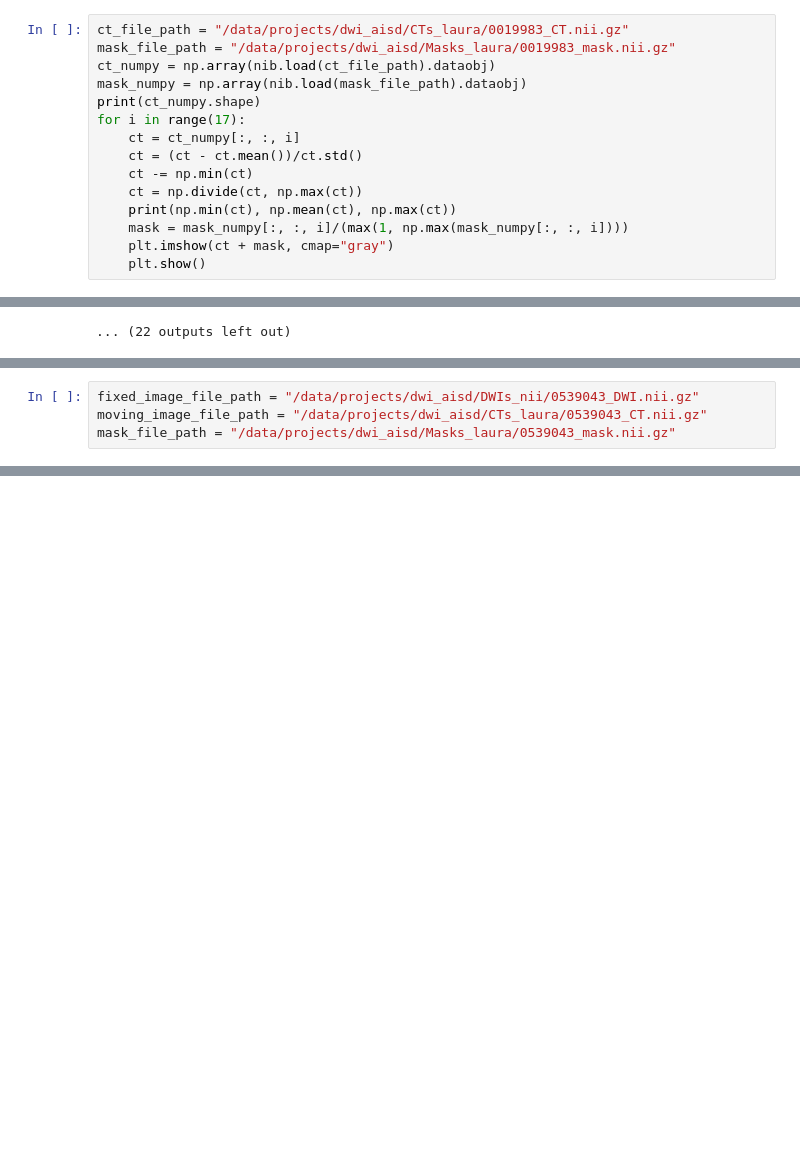
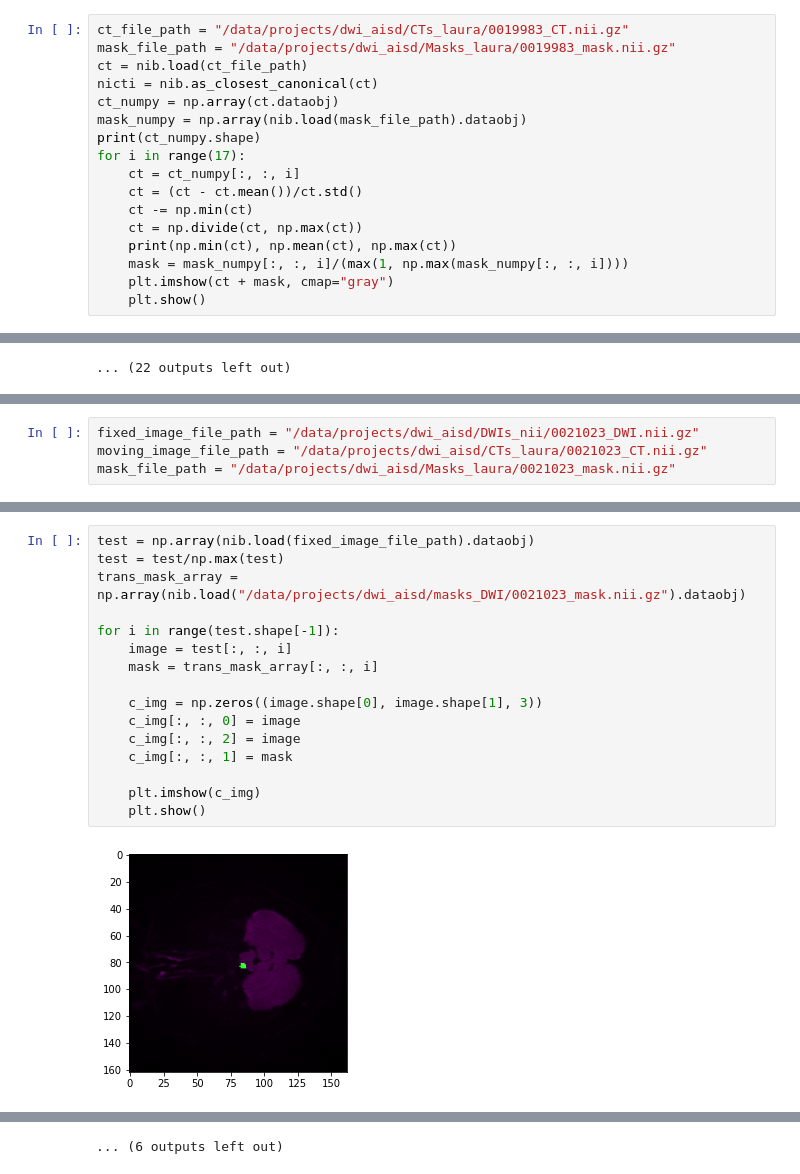
Before and after one commit to LysanderdeJong/RecSeg, a Jupyter notebook: dwi_dcom2nii.ipynb, the cells around one changed output, grey strips where cells are left out. Cells and saved outputs as stored; diff of their text form; blank space fills up the shorter version.

```diff
--- a/dwi_dcom2nii.ipynb
+++ b/dwi_dcom2nii.ipynb
@@ -61,7 +61,9 @@ for i in range(18):
 # %%
 ct_file_path = "/data/projects/dwi_aisd/CTs_laura/0019983_CT.nii.gz"
 mask_file_path = "/data/projects/dwi_aisd/Masks_laura/0019983_mask.nii.gz"
-ct_numpy = np.array(nib.load(ct_file_path).dataobj)
+ct = nib.load(ct_file_path)
+nicti = nib.as_closest_canonical(ct)
+ct_numpy = np.array(ct.dataobj)
 mask_numpy = np.array(nib.load(mask_file_path).dataobj)
 print(ct_numpy.shape)
 for i in range(17):
@@ -185,5 +206,5 @@ def transform_mask(mask, transform_object):
 # %%
-fixed_image_file_path = "/data/projects/dwi_aisd/DWIs_nii/0539043_DWI.nii.gz"
-moving_image_file_path = "/data/projects/dwi_aisd/CTs_laura/0539043_CT.nii.gz"
-mask_file_path = "/data/projects/dwi_aisd/Masks_laura/0539043_mask.nii.gz"
+fixed_image_file_path = "/data/projects/dwi_aisd/DWIs_nii/0021023_DWI.nii.gz"
+moving_image_file_path = "/data/projects/dwi_aisd/CTs_laura/0021023_CT.nii.gz"
+mask_file_path = "/data/projects/dwi_aisd/Masks_laura/0021023_mask.nii.gz"
 # %%
@@ -279,0 +271,18 @@ KeyboardInterrupt:
+# %%
+test = np.array(nib.load(fixed_image_file_path).dataobj)
+test = test/np.max(test)
+trans_mask_array = np.array(nib.load("/data/projects/dwi_aisd/masks_DWI/0021023_mask.nii.gz").dataobj)
+
+for i in range(test.shape[-1]):
+    image = test[:, :, i]
+    mask = trans_mask_array[:, :, i]
+
+    c_img = np.zeros((image.shape[0], image.shape[1], 3))
+    c_img[:, :, 0] = image
+    c_img[:, :, 2] = image
+    c_img[:, :, 1] = mask
+
+    plt.imshow(c_img)
+    plt.show()
+# %% [output]
+[figure, added]
@@ -279,0 +300 @@ KeyboardInterrupt:
+... (6 outputs left out)
```
Also changed, not shown: parts of 9 cells of this notebook, 5 other files.
